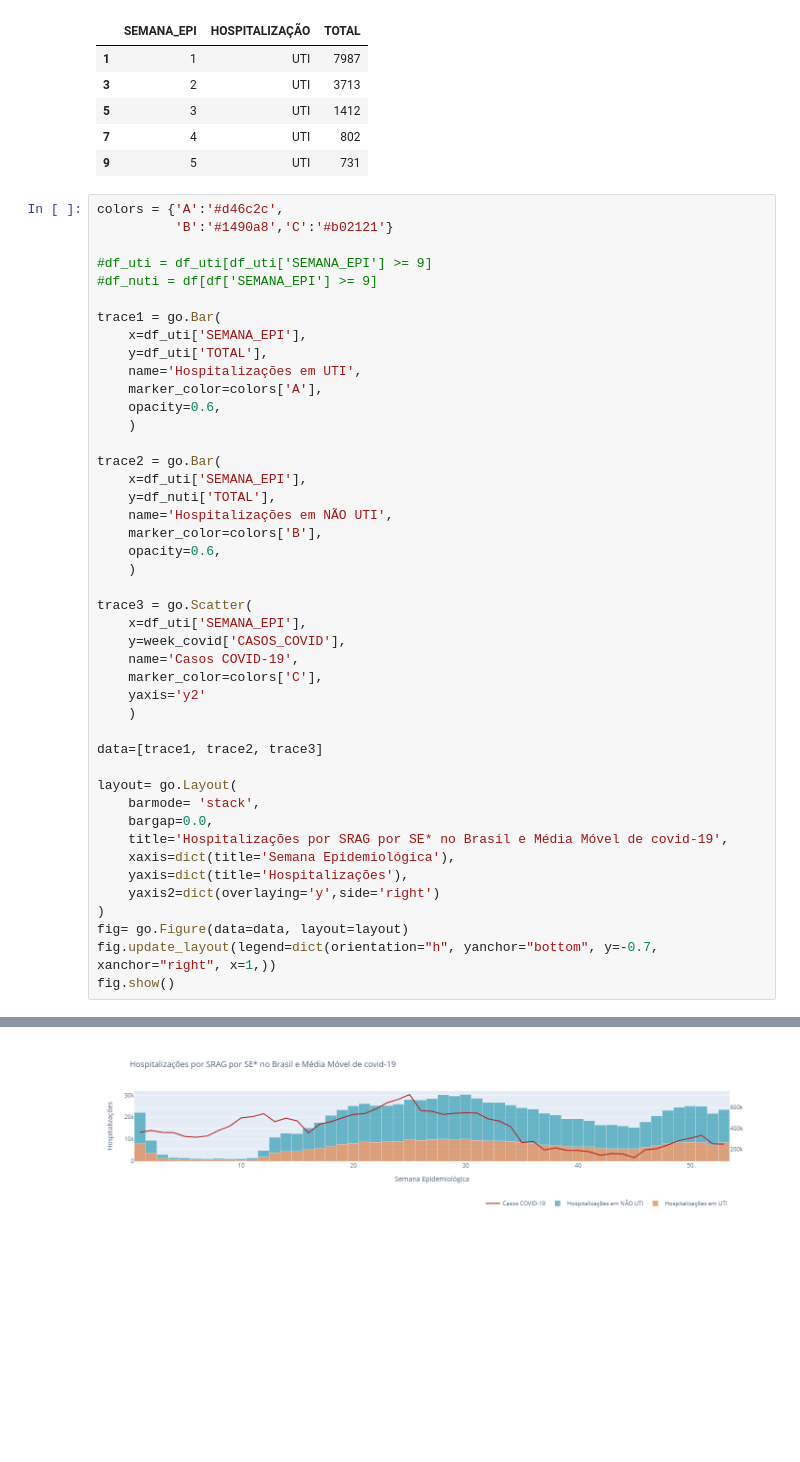
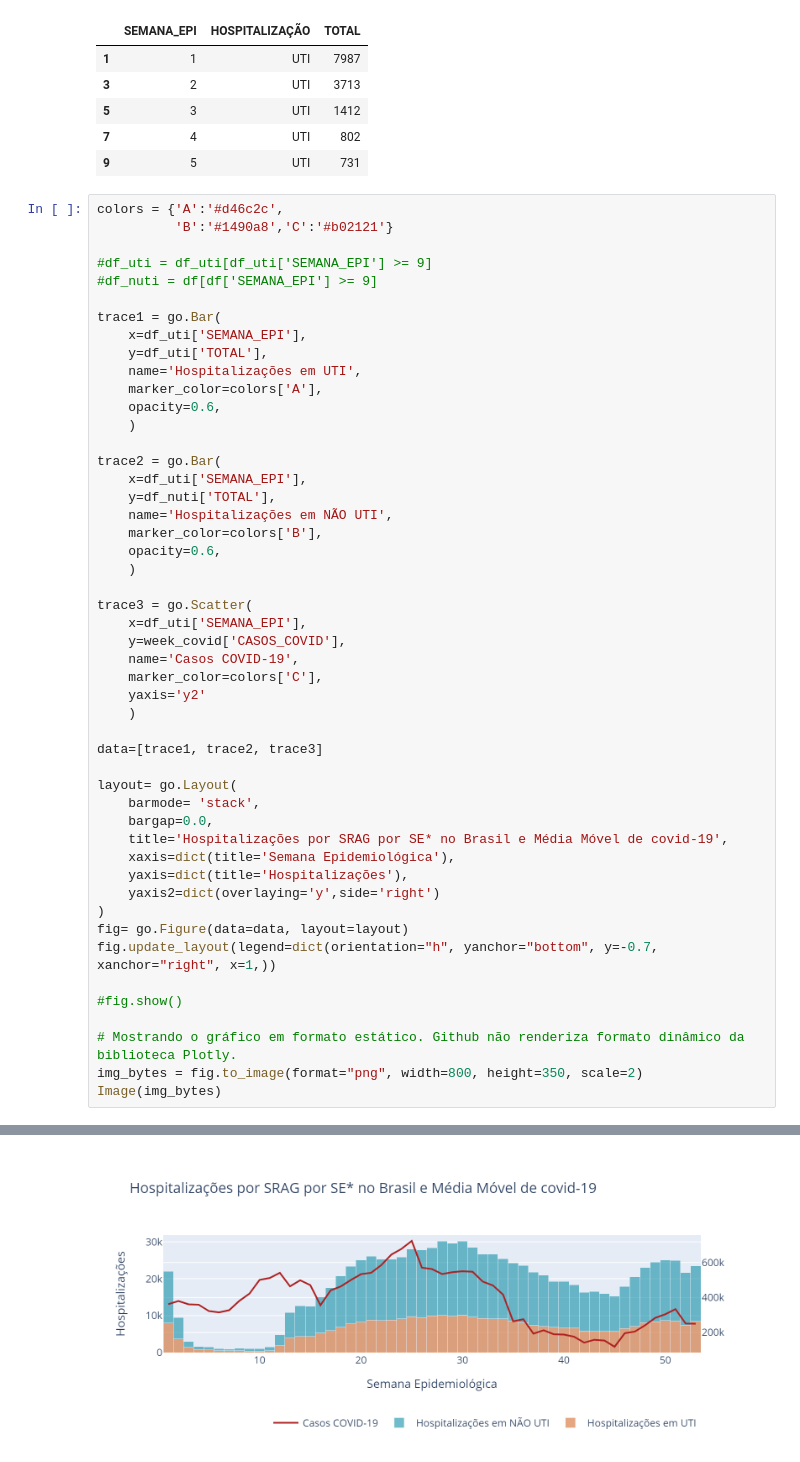
Before and after one commit to natelson81/portfolio_dataviz, a Jupyter notebook: Prototipos_Python_graficos_para_Opas_OMS/botao_sragCovid/tratamentos_base_srag.ipynb, the cells around one changed output, grey strips where cells are left out. Saved outputs shown, nothing was run; the diff lists cells and outputs as text; blank space fills up the shorter version.

Commit message:
notebooks dos graficos (prototipos) em python/plotly dash da OPAS-OMS

```diff
--- a/Prototipos_Python_graficos_para_Opas_OMS/botao_sragCovid/tratamentos_base_srag.ipynb
+++ b/Prototipos_Python_graficos_para_Opas_OMS/botao_sragCovid/tratamentos_base_srag.ipynb
@@ -94,5 +95,10 @@ layout= go.Layout(
 )
 fig= go.Figure(data=data, layout=layout)
 fig.update_layout(legend=dict(orientation="h", yanchor="bottom", y=-0.7, xanchor="right", x=1,))
-fig.show()
+
+#fig.show()
+
+# Mostrando o gráfico em formato estático. Github não renderiza formato dinâmico da biblioteca Plotly.
+img_bytes = fig.to_image(format="png", width=800, height=350, scale=2)
+Image(img_bytes)
 # %% [output]
@@ -100 +105 @@ fig.show()
-[figure, old version]
+[figure, new version]
```
Also changed, not shown: parts of 2 cells of this notebook, 5 other files.
